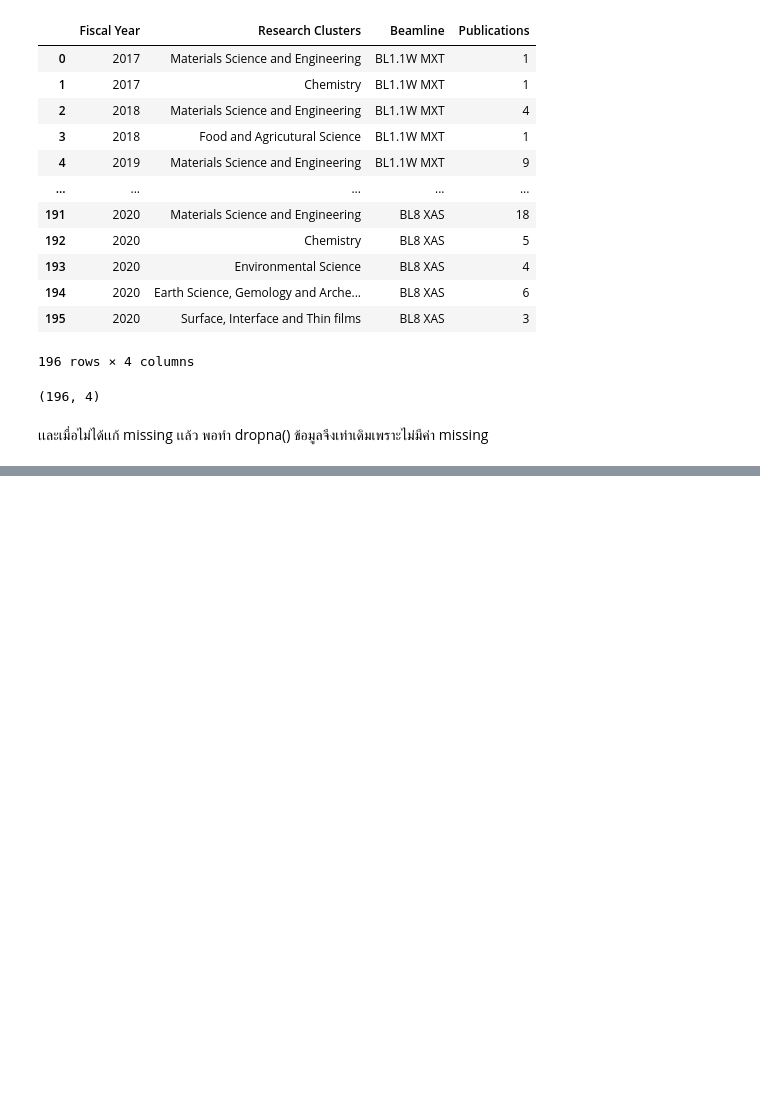
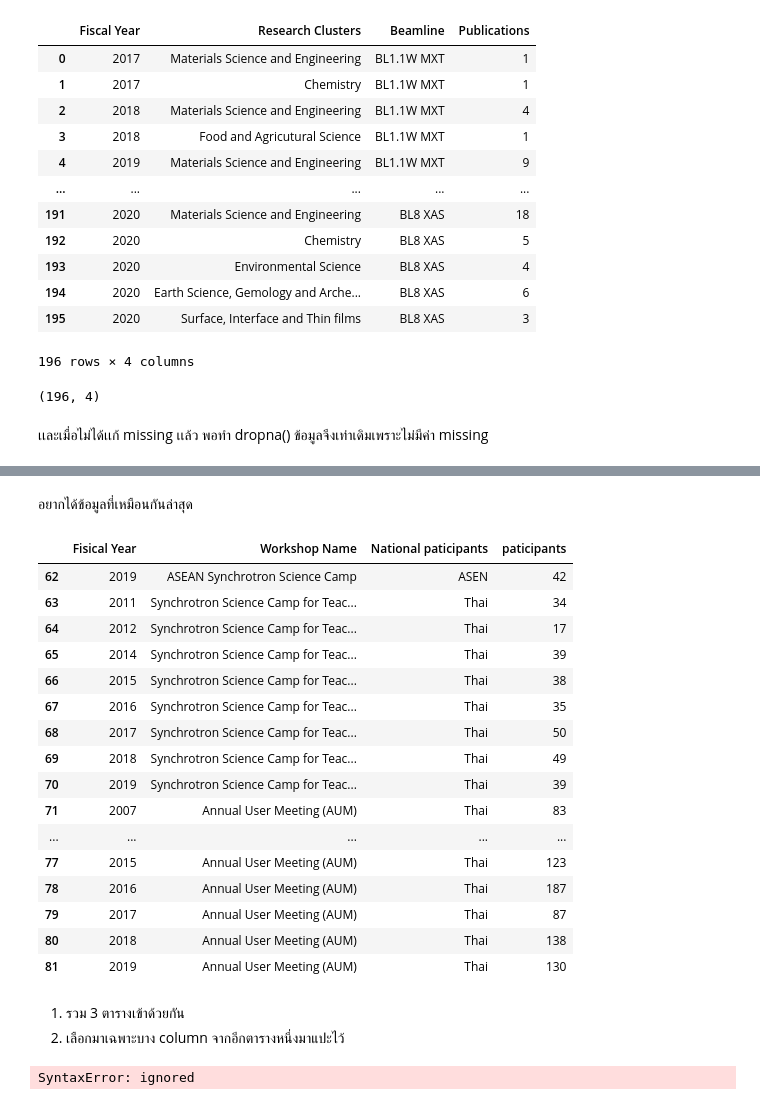
Before and after one commit to kittikhun62/DWDM21, a Jupyter notebook: project.ipynb, the cells around one changed output, grey strips where cells are left out. Drawn from its saved outputs; the diff is of its cells as text; code cells hidden in the pictures; blank space fills up the shorter version.

```diff
--- a/project.ipynb
+++ b/project.ipynb
@@ -379,0 +386,4 @@ data3.dropna().shape
+# %%
+data4 = pd.read_csv(os.path.join(path,'workshop-participants.csv'))
+data5 = pd.read_csv(os.path.join(path,'summary_beamtime-proposals-research-clusters.csv'))
+data6 = pd.read_csv(os.path.join(path,'summary_research_publications.csv'))
@@ -379,0 +432,33 @@ data3.dropna().shape
+# %% [markdown]
+อยากได้ข้อมูลที่เหมือนกันล่าสุด
+# %%
+data_x = data4.iloc[-20:,:]
+data_x
+# %% [output]
+|  | Fisical Year | Workshop Name | National paticipants | paticipants |
+| 62 | 2019 | ASEAN Synchrotron Science Camp | ASEN | 42 |
+| 63 | 2011 | Synchrotron Science Camp for Teac... | Thai | 34 |
+| 64 | 2012 | Synchrotron Science Camp for Teac... | Thai | 17 |
+| 65 | 2014 | Synchrotron Science Camp for Teac... | Thai | 39 |
+| 66 | 2015 | Synchrotron Science Camp for Teac... | Thai | 38 |
+| 67 | 2016 | Synchrotron Science Camp for Teac... | Thai | 35 |
+| 68 | 2017 | Synchrotron Science Camp for Teac... | Thai | 50 |
+| 69 | 2018 | Synchrotron Science Camp for Teac... | Thai | 49 |
+| 70 | 2019 | Synchrotron Science Camp for Teac... | Thai | 39 |
+| 71 | 2007 | Annual User Meeting (AUM) | Thai | 83 |
+| ... | ... | ... | ... | ... |
+| 77 | 2015 | Annual User Meeting (AUM) | Thai | 123 |
+| 78 | 2016 | Annual User Meeting (AUM) | Thai | 187 |
+| 79 | 2017 | Annual User Meeting (AUM) | Thai | 87 |
+| 80 | 2018 | Annual User Meeting (AUM) | Thai | 138 |
+| 81 | 2019 | Annual User Meeting (AUM) | Thai | 130 |
+# %% [markdown]
+
+
+1.   รวม 3 ตารางเข้าด้วยกัน
+2.   เลือกมาเฉพาะบาง column จากอีกตารางหนึ่งมาแปะไว้
+# %%
+merged_table = data_x..merge(data6t,how='left',left_on='Research Clusters',right_on='Year')
+merged_table
+# %% [output]
+SyntaxError: ignored
```
Also changed, not shown: parts of 14 cells of this notebook.
